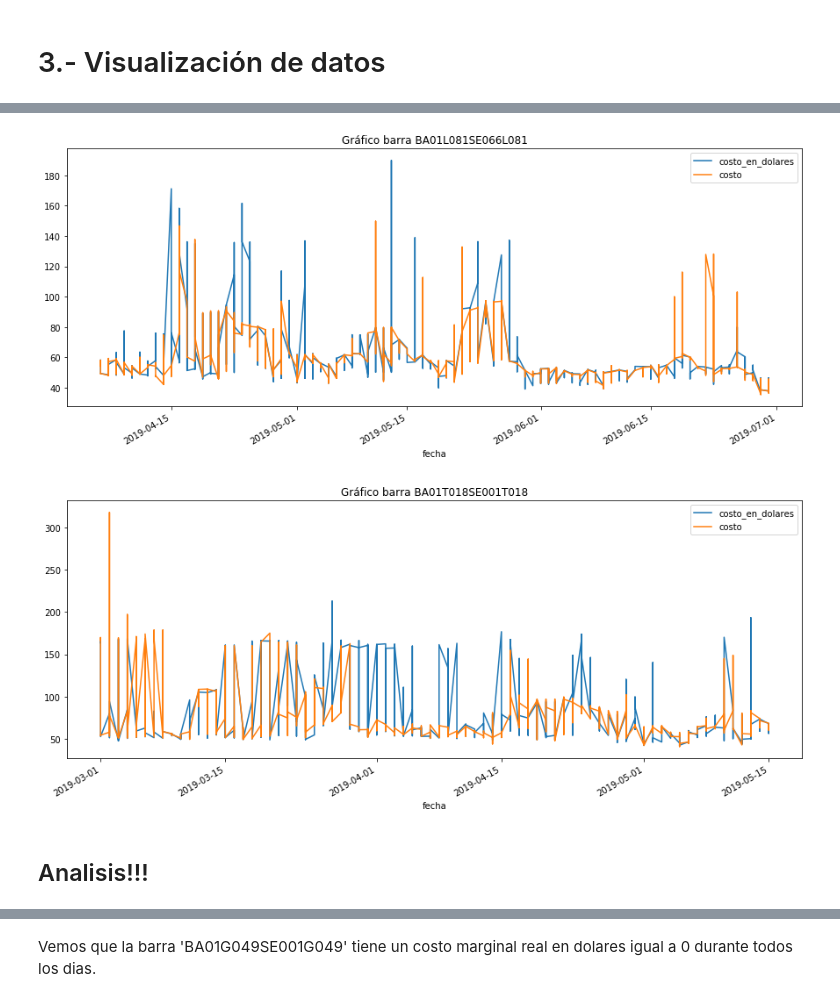
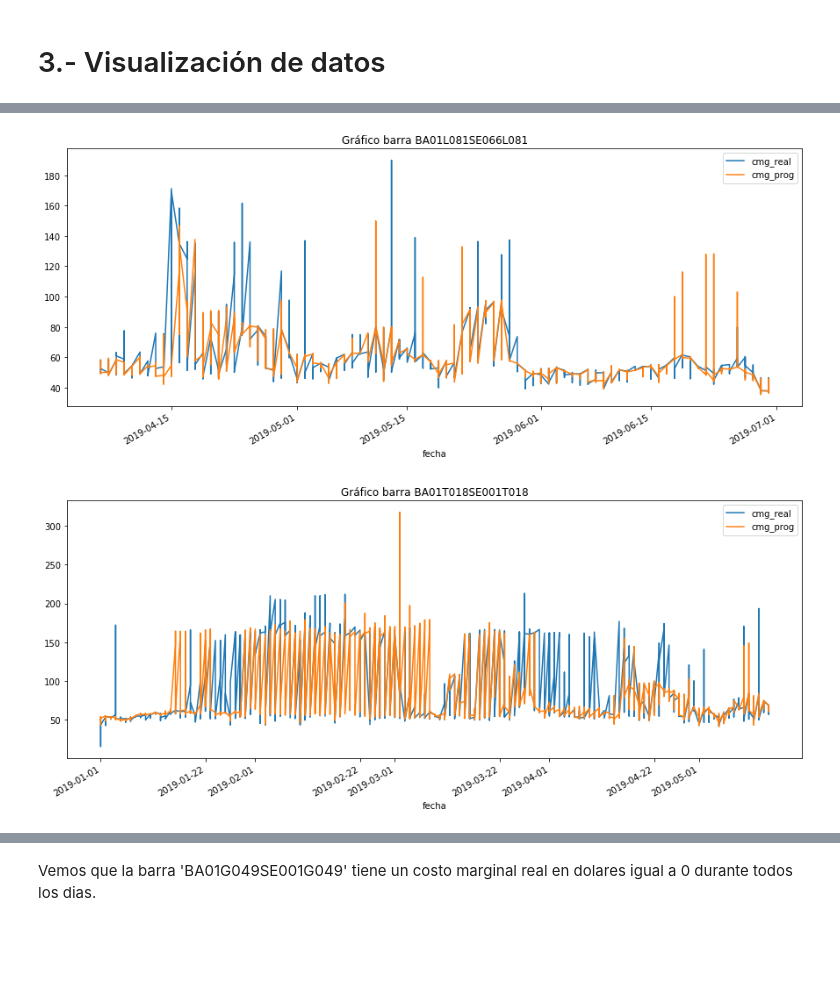
Before and after one commit to xaerincl/Spike-Energia, a Jupyter notebook: Desafio.ipynb, the cells around one changed output, grey strips where cells are left out. Drawn from its saved outputs; the diff is of its cells as text; code cells hidden in the pictures; blank space fills up the shorter version.

```diff
--- a/Desafio.ipynb
+++ b/Desafio.ipynb
@@ -244,0 +226,5 @@ costo_marginal
+# %%
+costo_marginal['fecha'] =  pd.to_datetime(costo_marginal['fecha'])
+costo_marginal.sort_values(['barra_mnemotecnico', 'fecha', 'hora'], inplace=True)
+costo_marginal.reset_index(inplace=True)
+del costo_marginal['index']
@@ -245,3 +247,6 @@ costo_marginal
+# %%
+costo_marginal.rename(
+    columns={'costo_en_dolares': 'cmg_real', 'costo': 'cmg_prog'}, inplace=True)
 # %%
 costo_marginal.describe()
 # %% [output]
@@ -258,0 +262,2 @@ costo_marginal.describe()
+# %%
+costo_marginal['mes'] = costo_marginal['fecha'].dt.month
@@ -268,6 +287,6 @@ def time_plot_costo_barra(codigo_barra, fecha_inicial, fecha_final):
     df_barra = df_barra.loc[mask]
     df_barra = df_barra.sort_values('fecha')
     df_barra = df_barra.set_index('fecha')
-    df_barra['costo_en_dolares'].plot(figsize = (15,6), legend = True)
-    df_barra['costo'].plot(figsize = (15,6), legend = True, title = f'Gráfico barra {codigo_barra}')
+    df_barra['cmg_real'].plot(figsize = (15,6), legend = True)
+    df_barra['cmg_prog'].plot(figsize = (15,6), legend = True, title = f'Gráfico barra {codigo_barra}')
     #return df_barra
@@ -274,10 +298,8 @@ def time_plot_costo_barra(codigo_barra, fecha_inicial, fecha_final):
 # %%
 time_plot_costo_barra('BA01L081SE066L081', '2019-04-06', '2019-10-10')
 # %% [output]
-[figure, old version]
+[figure, new version]
 # %%
-time_plot_costo_barra('BA01T018SE001T018', '2019-03-01', '2019-05-15')
+time_plot_costo_barra('BA01T018SE001T018', '2019-01-01', '2019-05-15')
 # %% [output]
-[figure, old version]
+[figure, new version]
-# %% [markdown]
-## Analisis!!!
```
Also changed, not shown: parts of 101 cells of this notebook.
